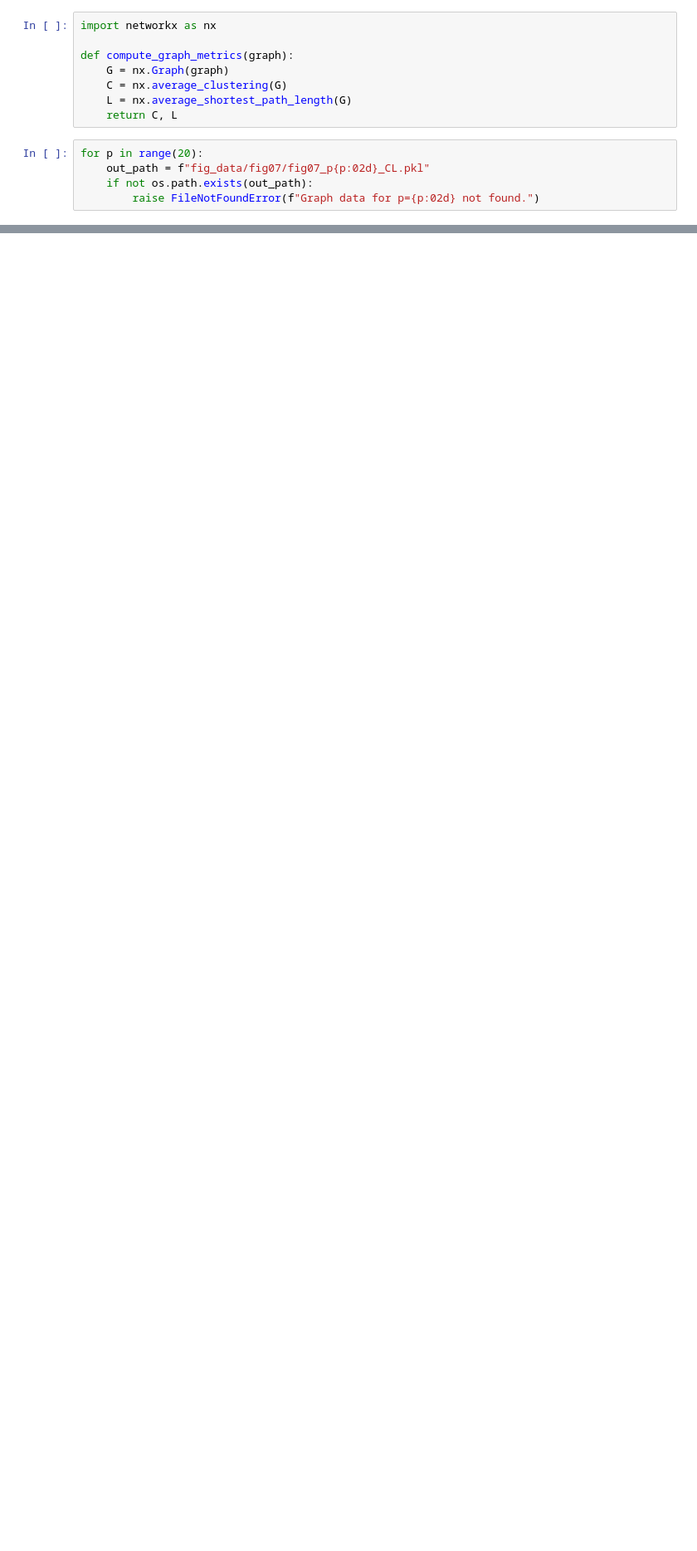
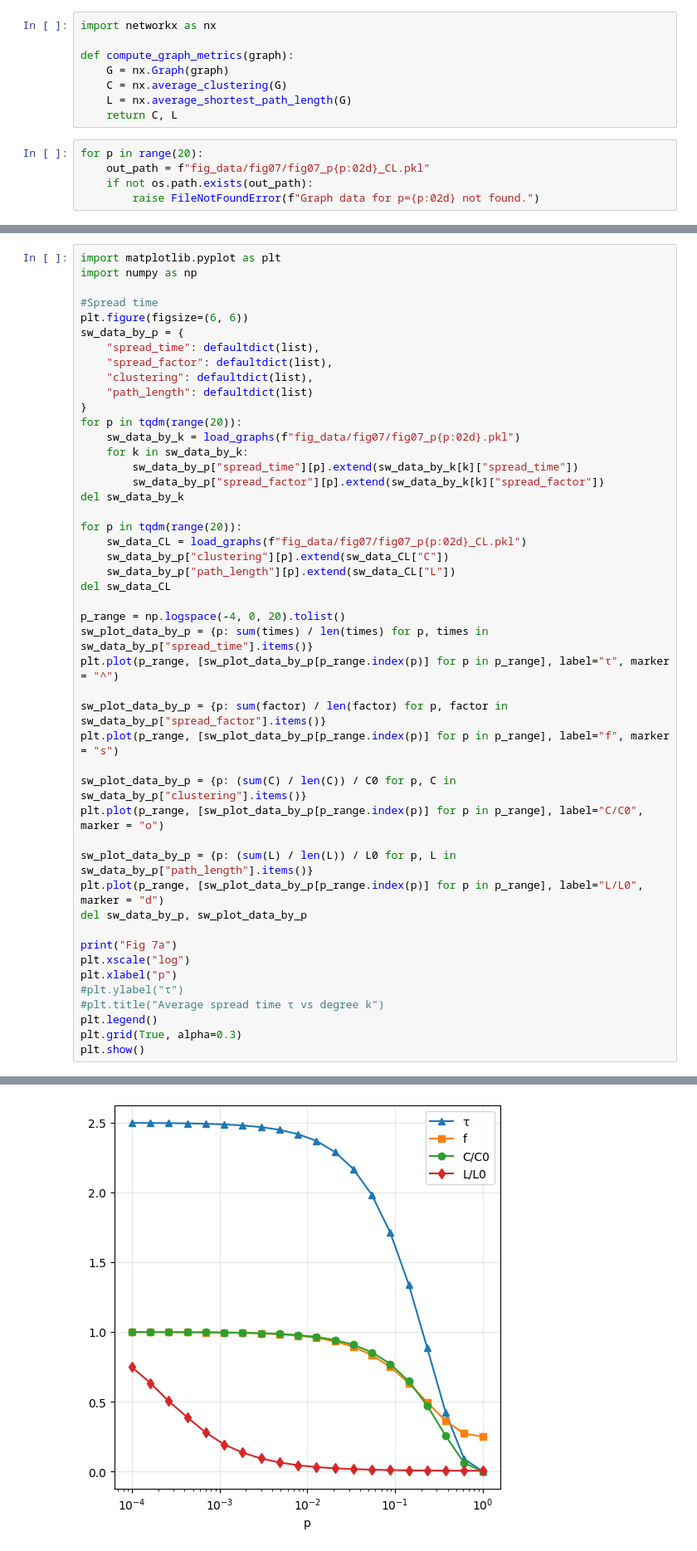
Before and after one commit to DoDoanHoangDu/GossipSpreadSimulation, a Jupyter notebook: simulation_fig07.ipynb, the cells around one changed output, grey strips where cells are left out. Shown at 83% size. Saved outputs shown, nothing was run; the diff lists cells and outputs as text; blank space fills up the shorter version.

```diff
--- a/simulation_fig07.ipynb
+++ b/simulation_fig07.ipynb
@@ -168,0 +171,48 @@ print(f"C0={C0:.4f}, L0={L0:.4f}")
+# %%
+import matplotlib.pyplot as plt
+import numpy as np
+
+#Spread time
+plt.figure(figsize=(6, 6))
+sw_data_by_p = {
+    "spread_time": defaultdict(list),
+    "spread_factor": defaultdict(list),
+    "clustering": defaultdict(list),
+    "path_length": defaultdict(list)
+}
+for p in tqdm(range(20)):
+    sw_data_by_k = load_graphs(f"fig_data/fig07/fig07_p{p:02d}.pkl")
+    for k in sw_data_by_k:
+        sw_data_by_p["spread_time"][p].extend(sw_data_by_k[k]["spread_time"])
+        sw_data_by_p["spread_factor"][p].extend(sw_data_by_k[k]["spread_factor"])
+del sw_data_by_k
+
+for p in tqdm(range(20)):
+    sw_data_CL = load_graphs(f"fig_data/fig07/fig07_p{p:02d}_CL.pkl")
+    sw_data_by_p["clustering"][p].extend(sw_data_CL["C"])
+    sw_data_by_p["path_length"][p].extend(sw_data_CL["L"])
+del sw_data_CL
+
+p_range = np.logspace(-4, 0, 20).tolist()
+sw_plot_data_by_p = {p: sum(times) / len(times) for p, times in sw_data_by_p["spread_time"].items()}
+plt.plot(p_range, [sw_plot_data_by_p[p_range.index(p)] for p in p_range], label="τ", marker = "^")
+
+sw_plot_data_by_p = {p: sum(factor) / len(factor) for p, factor in sw_data_by_p["spread_factor"].items()}
+plt.plot(p_range, [sw_plot_data_by_p[p_range.index(p)] for p in p_range], label="f", marker = "s")
+
+sw_plot_data_by_p = {p: (sum(C) / len(C)) / C0 for p, C in sw_data_by_p["clustering"].items()}
+plt.plot(p_range, [sw_plot_data_by_p[p_range.index(p)] for p in p_range], label="C/C0", marker = "o")
+
+sw_plot_data_by_p = {p: (sum(L) / len(L)) / L0 for p, L in sw_data_by_p["path_length"].items()}
+plt.plot(p_range, [sw_plot_data_by_p[p_range.index(p)] for p in p_range], label="L/L0", marker = "d")
+del sw_data_by_p, sw_plot_data_by_p
+
+print("Fig 7a")
+plt.xscale("log")
+plt.xlabel("p")
+#plt.ylabel("τ")
+#plt.title("Average spread time τ vs degree k")
+plt.legend()
+plt.grid(True, alpha=0.3)
+plt.show()
+# %% [output]
@@ -168,0 +220 @@ print(f"C0={C0:.4f}, L0={L0:.4f}")
+[figure, added]
```
Also changed, not shown: parts of 4 cells of this notebook, 1 other file.
